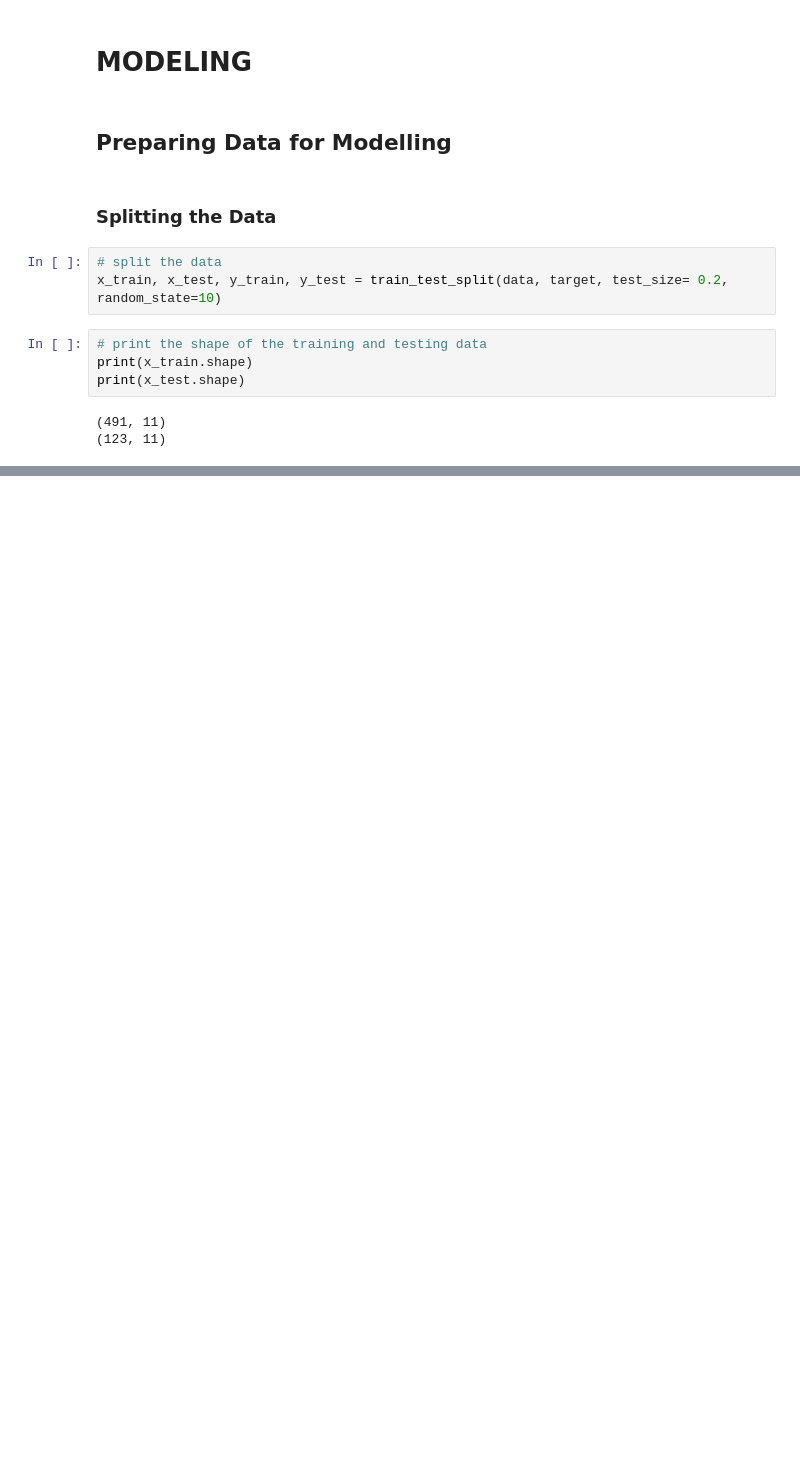
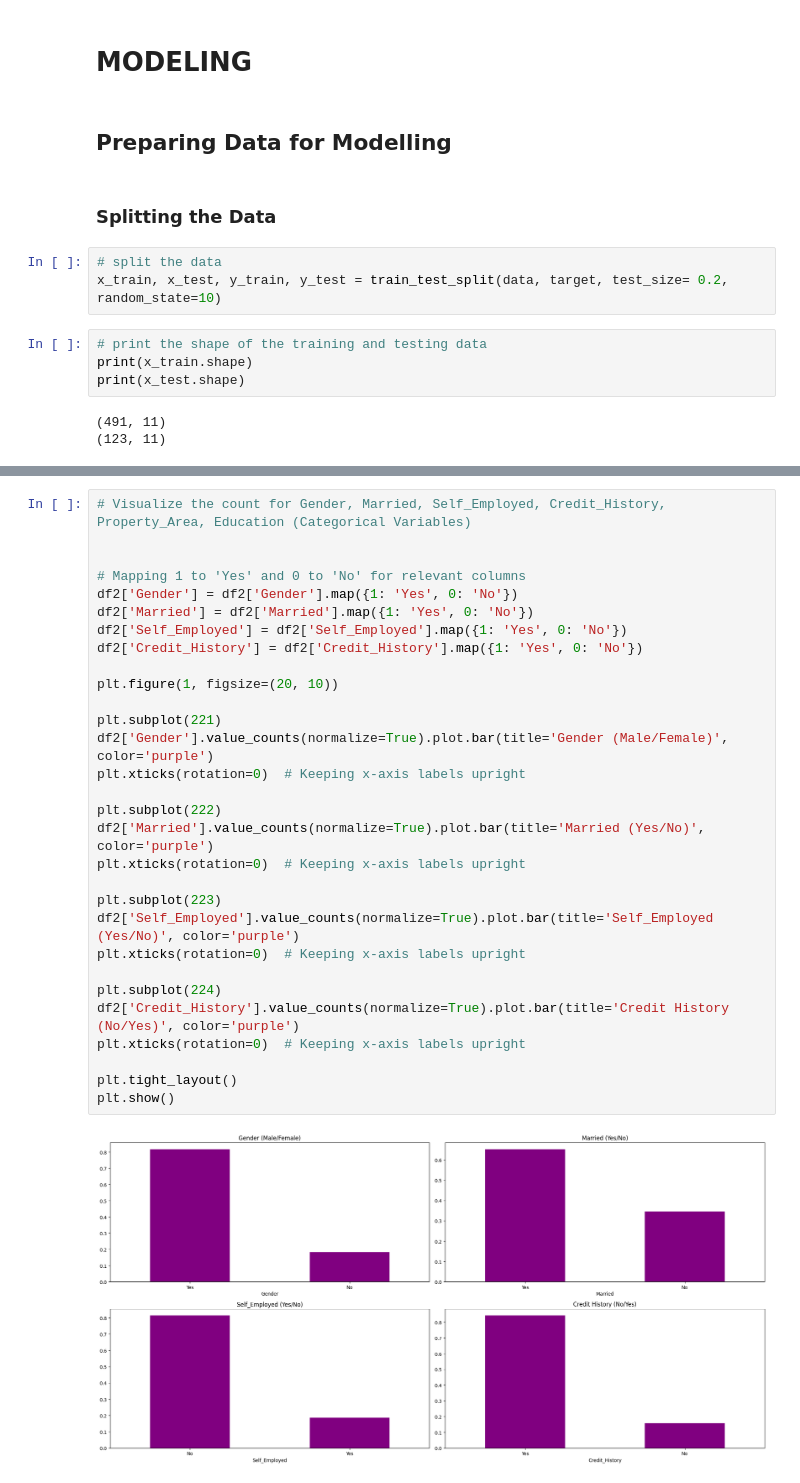
Before and after one commit to Eddie-254/Credit-Score-Prediction, a Jupyter notebook: credit_EDA.ipynb, the cells around one changed output, grey strips where cells are left out. Drawn from its saved outputs; the diff is of its cells as text; blank space fills up the shorter version.

```diff
--- a/credit_EDA.ipynb
+++ b/credit_EDA.ipynb
@@ -288,0 +329,32 @@ print("The size of the training")
+# %%
+# Visualize the count for Gender, Married, Self_Employed, Credit_History, Property_Area, Education (Categorical Variables)
+
+
+# Mapping 1 to 'Yes' and 0 to 'No' for relevant columns
+df2['Gender'] = df2['Gender'].map({1: 'Yes', 0: 'No'})
+df2['Married'] = df2['Married'].map({1: 'Yes', 0: 'No'})
+df2['Self_Employed'] = df2['Self_Employed'].map({1: 'Yes', 0: 'No'})
+df2['Credit_History'] = df2['Credit_History'].map({1: 'Yes', 0: 'No'})
+
+plt.figure(1, figsize=(20, 10))
+
+plt.subplot(221)
+df2['Gender'].value_counts(normalize=True).plot.bar(title='Gender (Male/Female)', color='purple')
+plt.xticks(rotation=0)  # Keeping x-axis labels upright
+
+plt.subplot(222)
+df2['Married'].value_counts(normalize=True).plot.bar(title='Married (Yes/No)', color='purple')
+plt.xticks(rotation=0)  # Keeping x-axis labels upright
+
+plt.subplot(223)
+df2['Self_Employed'].value_counts(normalize=True).plot.bar(title='Self_Employed (Yes/No)', color='purple')
+plt.xticks(rotation=0)  # Keeping x-axis labels upright
+
+plt.subplot(224)
+df2['Credit_History'].value_counts(normalize=True).plot.bar(title='Credit History (No/Yes)', color='purple')
+plt.xticks(rotation=0)  # Keeping x-axis labels upright
+
+plt.tight_layout()
+plt.show()
+# %% [output]
+[figure, added]
```
Also changed, not shown: parts of 7 cells of this notebook.
